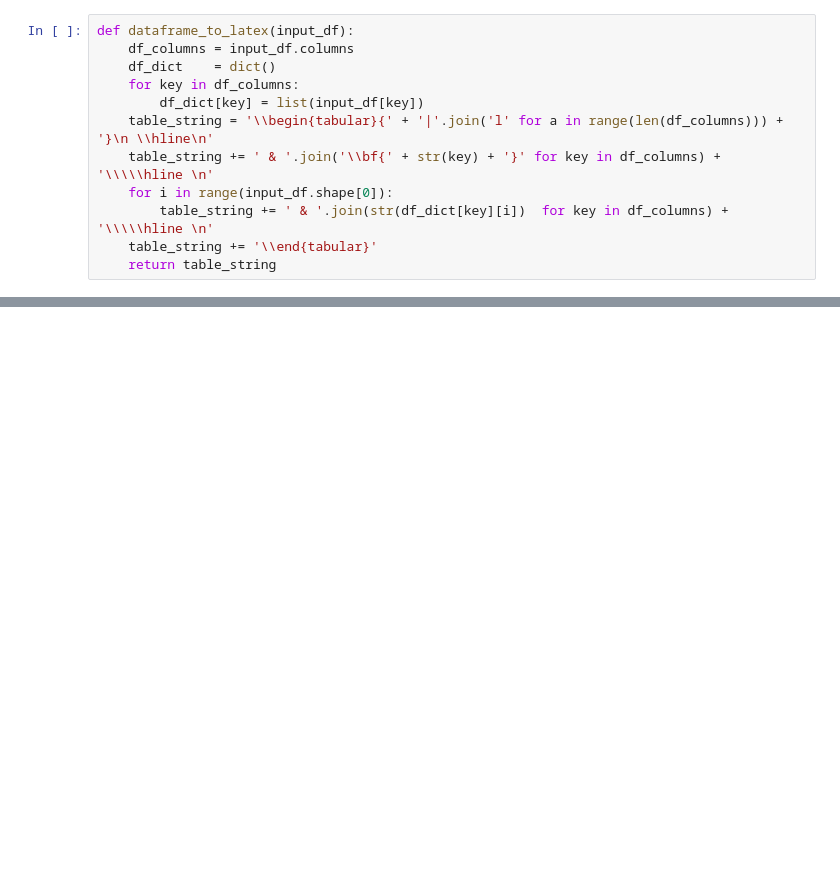
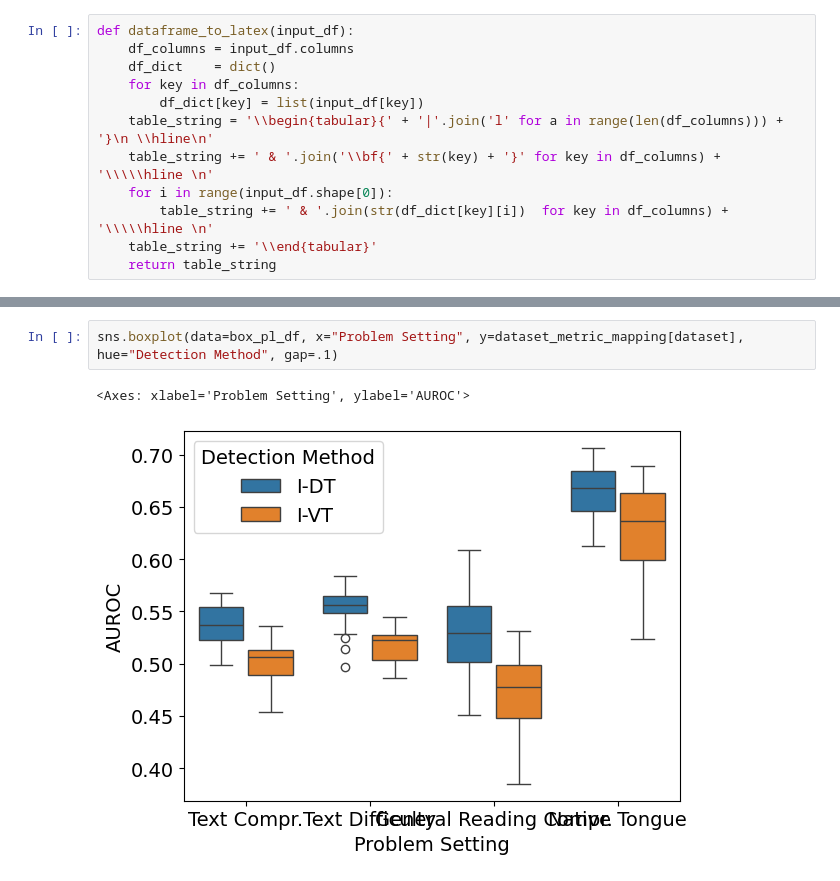
Before and after one commit to aeye-lab/eye-movement-preprocessing, a Jupyter notebook: render_results.ipynb, the cells around one changed output, grey strips where cells are left out. Drawn from its saved outputs; the diff is of its cells as text; blank space fills up the shorter version.

Commit message:
boxplot with t-test, heatmap

```diff
--- a/render_results.ipynb
+++ b/render_results.ipynb
@@ -288,0 +397,5 @@ Dataset: sbsat
+# %%
+sns.boxplot(data=box_pl_df, x="Problem Setting", y=dataset_metric_mapping[dataset], hue="Detection Method", gap=.1)
+# %% [output]
+<Axes: xlabel='Problem Setting', ylabel='AUROC'>
+[figure, added]
```
Also changed, not shown: parts of 11 cells of this notebook.
